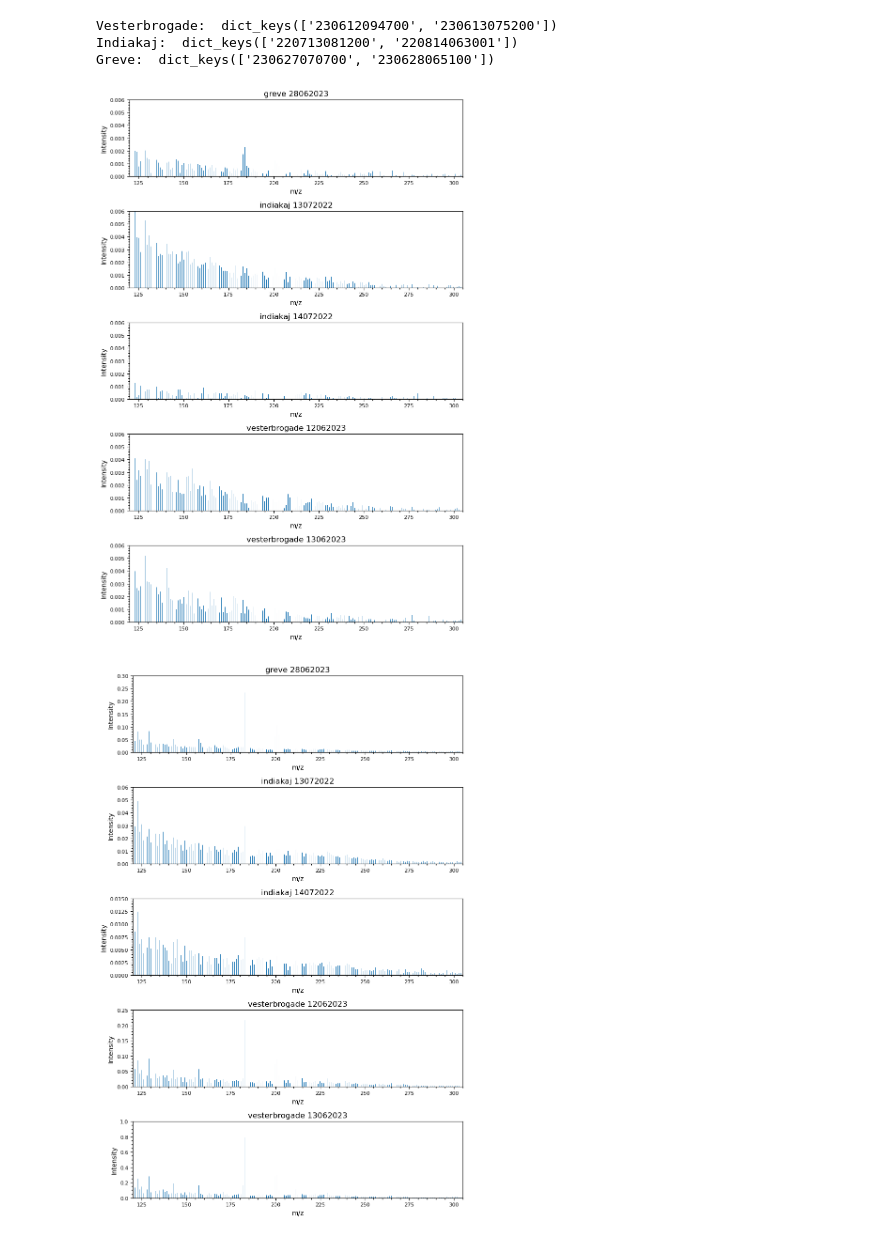
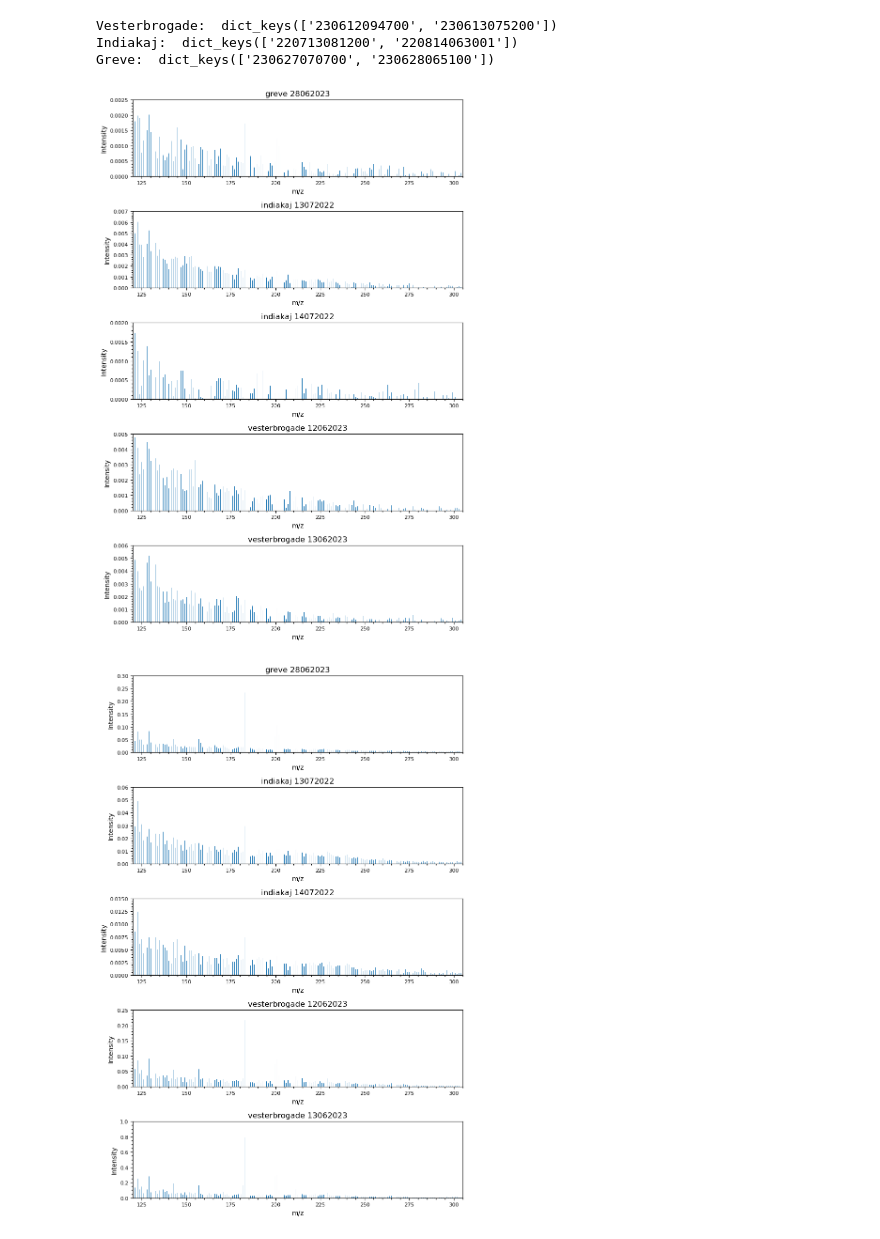
Before and after one commit to Normann25/NFA_project, a Jupyter notebook: field.ipynb, the cells around one changed output. Cells and saved outputs as stored; diff of their text form; code cells hidden in the pictures.

```diff
--- a/field.ipynb
+++ b/field.ipynb
@@ -56,16 +56,22 @@ Greve:  dict_keys(['230627070700', '230628065100'])
 # %%
 # Run
 fig, ax = plt.subplots(5, 1, figsize = (8, 12))
 
 for i, key in enumerate(MS['Trafic_before'].keys()[1:]):
     plot_MS(ax[i], MS['Trafic_before'], key, key)
-    ax[i].set(ylim = (0, 0.006), xlim = (120, 305))
+    ax[i].set(xlim = (120, 305))
+
+ax[0].set_ylim(0, 0.0025)
+ax[1].set_ylim(0, 0.007)
+ax[2].set_ylim(0, 0.002)
+ax[3].set_ylim(0, 0.005)
+ax[4].set_ylim(0, 0.006)
 
 fig.tight_layout()
 fig.savefig('Field_data/TraficBefore_MS_120-305.png', dpi = 600)
 plt.show()
 # %% [output]
-[figure, old version]
+[figure, new version]
 # %%
 fig, ax = plt.subplots(5, 1, figsize = (8, 12))
 
```
Also changed, not shown: parts of 2 cells of this notebook, 3 other files.
